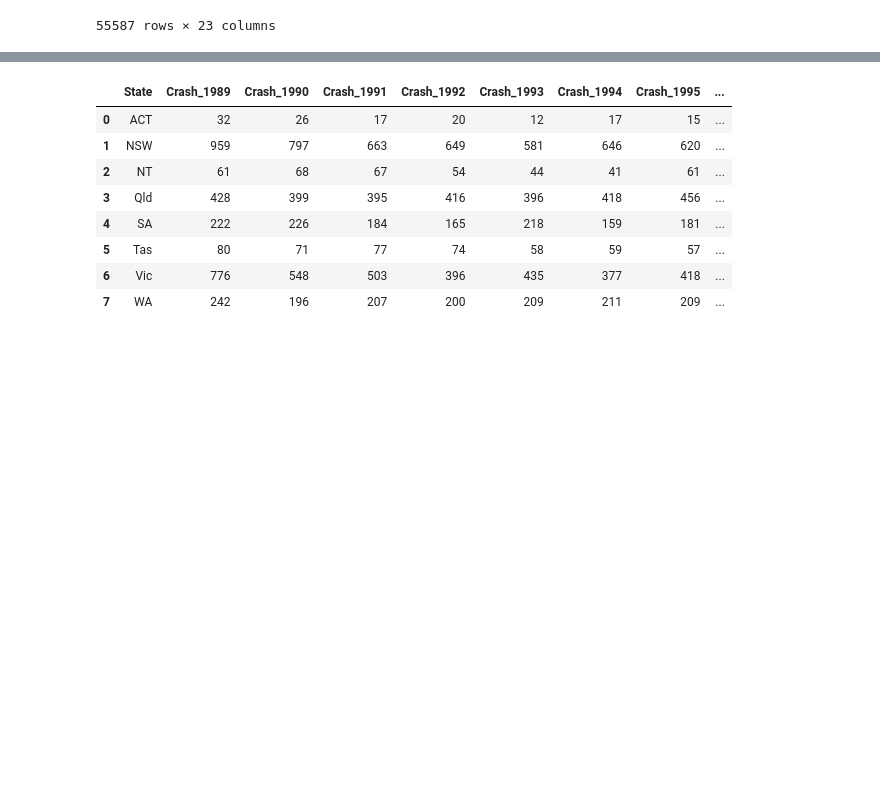
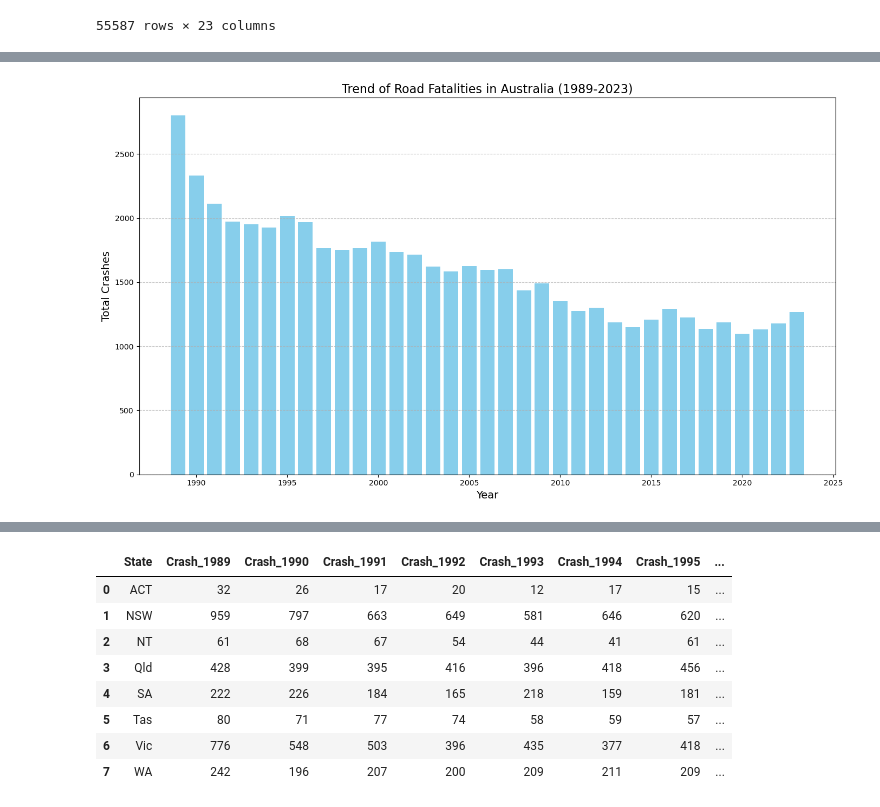
Before and after one commit to Yukitoshi12345/Australia-Road-Fatality, a Jupyter notebook: main.ipynb, the cells around one changed output, grey strips where cells are left out. Drawn from its saved outputs; the diff is of its cells as text; code cells hidden in the pictures; blank space fills up the shorter version.

Commit message:
crashes over 30 years analysed

```diff
--- a/main.ipynb
+++ b/main.ipynb
@@ -47,3 +47,11 @@ df_fatalities_clean
 | 56123 | 19896006 | Tas | 1 | 1989 | Wednesday | 20:20 | Multiple | No | ... |
 | 56124 | 19895133 | WA | 1 | 1989 | Wednesday | 21:00 | Multiple | No | ... |
 55587 rows × 23 columns
+# %%
+# Assuming df_fatalities_clean is the DataFrame with the cleaned data up to 2023
+# Group by 'Year' and count the number of crashes
+yearly_crashes = df_fatalities_clean.groupby('Year')['Crash ID'].count().reset_index()
+yearly_crashes.rename(columns={'Crash ID': 'Total Crashes'}, inplace=True)
+
+# Display the aggregated data
+yearly_crashes
@@ -49,0 +76,18 @@ df_fatalities_clean
+# %%
+# Bar plot for yearly crashes
+plt.figure(figsize=(14, 8))
+plt.bar(yearly_crashes['Year'], yearly_crashes['Total Crashes'], color='skyblue')
+
+plt.title("Trend of Road Fatalities in Australia (1989-2023)", fontsize=16)
+plt.xlabel("Year", fontsize=14)
+plt.ylabel("Total Crashes", fontsize=14)
+plt.grid(axis='y', linestyle='--', alpha=0.7)
+plt.tight_layout()
+
+# Save the plot as an image file
+plt.savefig('images/road_fatalities_trend_bar.png', bbox_inches='tight')
+
+# Display the plot
+plt.show()
+# %% [output]
+[figure, added]
```
Also changed, not shown: parts of 4 cells of this notebook, 1 other file.
